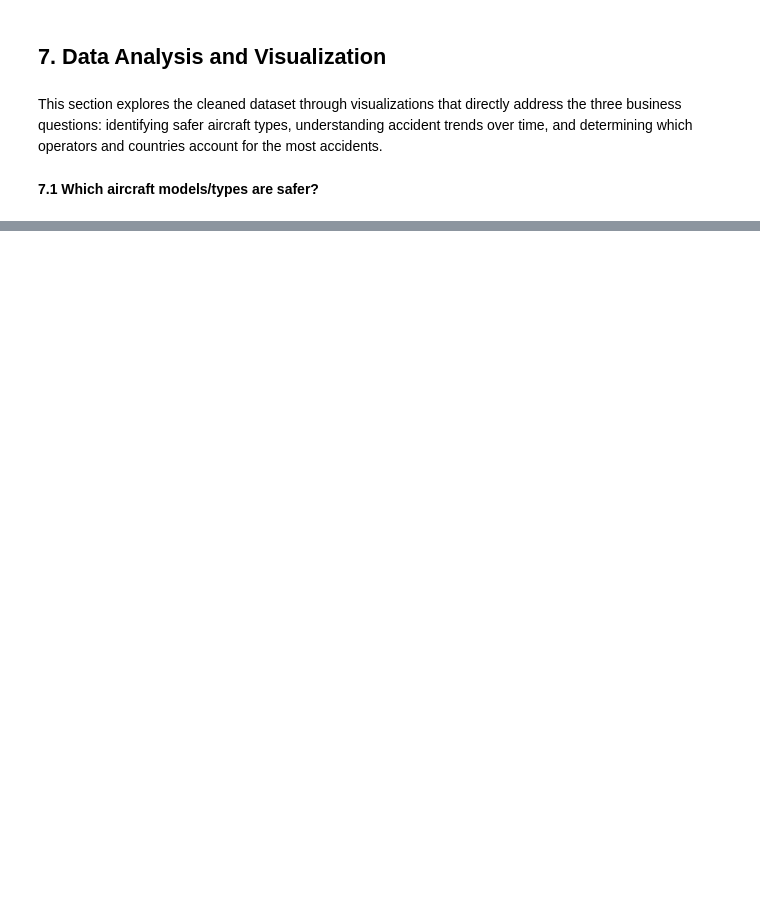
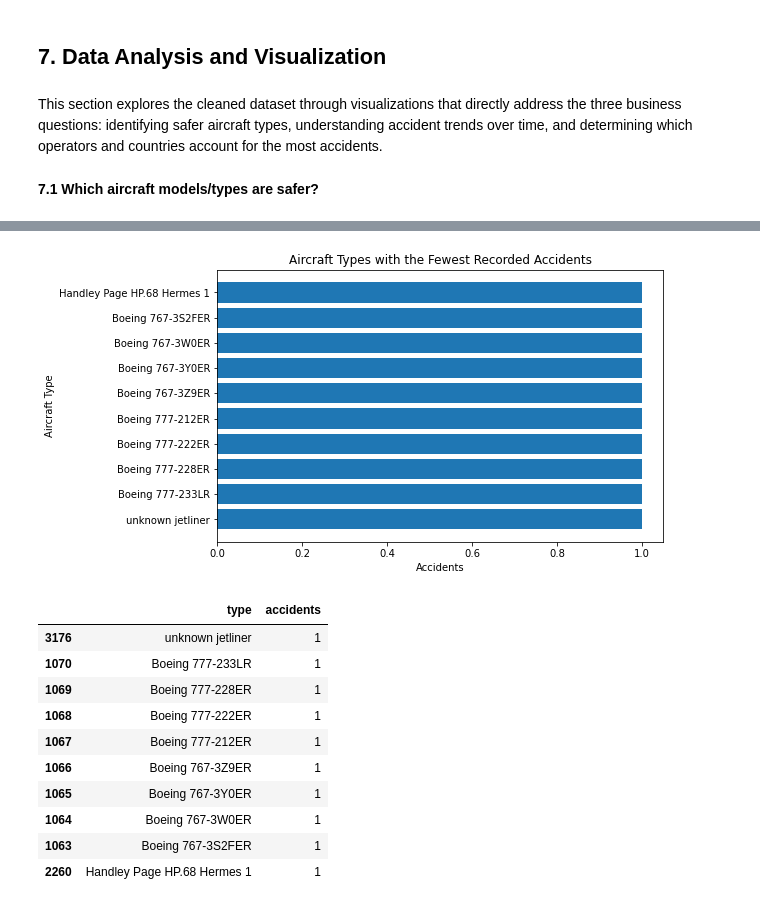
Before and after one commit to fredrickochieng-cell/Phase-1-Project-, a Jupyter notebook: dsc_project(phase1).ipynb, the cells around one changed output, grey strips where cells are left out. Cells and saved outputs as stored; diff of their text form; code cells hidden in the pictures; blank space fills up the shorter version.

```diff
--- a/dsc_project(phase1).ipynb
+++ b/dsc_project(phase1).ipynb
@@ -352,0 +439,33 @@ This section explores the cleaned dataset through visualizations that directly a
+# %%
+##7.1.3 Aircraft Types with Fewest Accidents
+#This shows aircraft types with the lowest accident counts, highlighting models that may be safer.
+low_accidents = (
+    df.groupby('type')
+      .size()
+      .reset_index(name='accidents')
+      .sort_values('accidents', ascending=True)
+      .head(10)
+)
+# plot
+plt.figure(figsize=(8,5))
+plt.barh(low_accidents['type'].astype(str), low_accidents['accidents'])
+plt.title('Aircraft Types with the Fewest Recorded Accidents')
+plt.xlabel('Accidents')
+plt.ylabel('Aircraft Type')
+plt.show()
+
+# quick table
+low_accidents
+# %% [output]
+[figure, added]
+|  | type | accidents |
+| 3176 | unknown jetliner | 1 |
+| 1070 | Boeing 777-233LR | 1 |
+| 1069 | Boeing 777-228ER | 1 |
+| 1068 | Boeing 777-222ER | 1 |
+| 1067 | Boeing 777-212ER | 1 |
+| 1066 | Boeing 767-3Z9ER | 1 |
+| 1065 | Boeing 767-3Y0ER | 1 |
+| 1064 | Boeing 767-3W0ER | 1 |
+| 1063 | Boeing 767-3S2FER | 1 |
+| 2260 | Handley Page HP.68 Hermes 1 | 1 |
```
Also changed, not shown: parts of 13 cells of this notebook.
